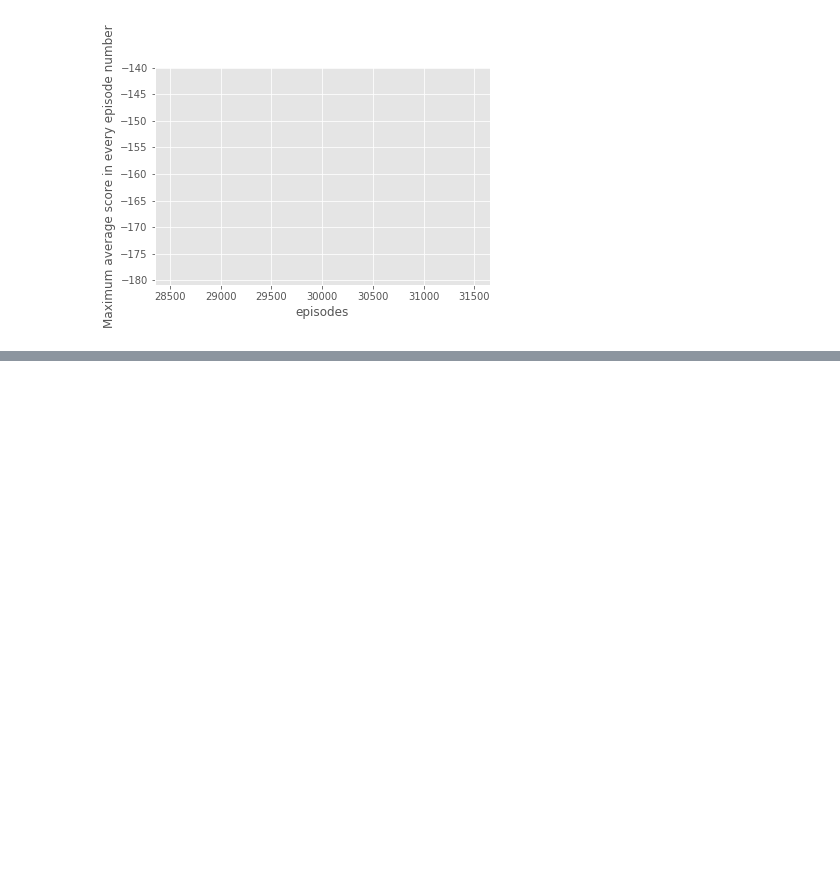
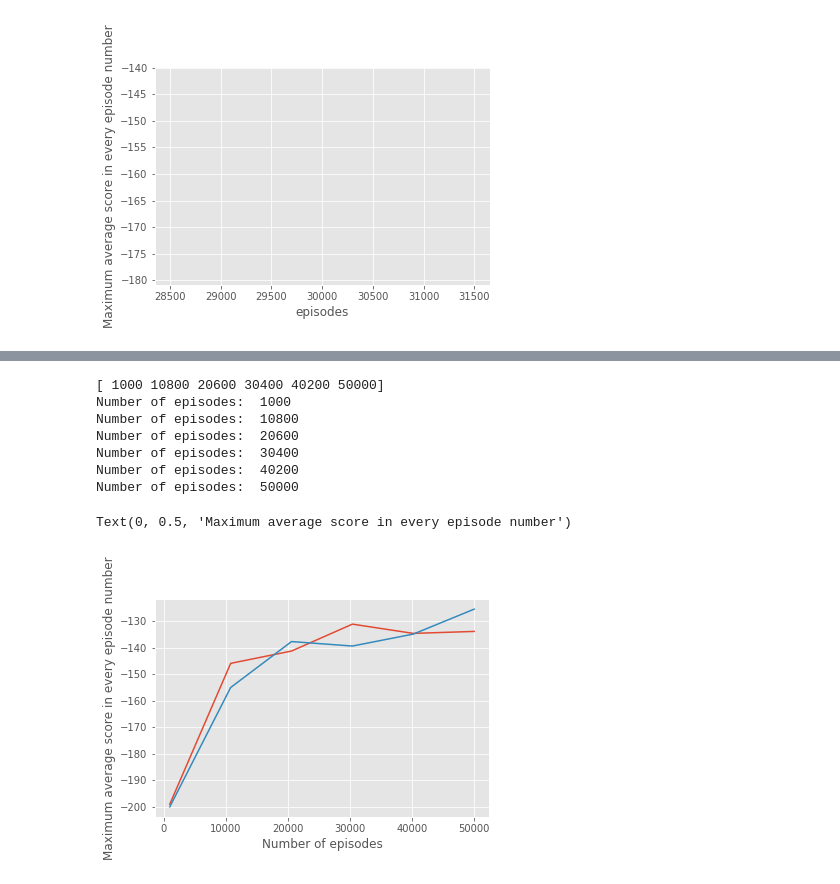
Before and after one commit to TasneemOmara/Mountain-Car-Problem, a Jupyter notebook: MountainCarQLearning.ipynb, the cells around one changed output, grey strips where cells are left out. Saved outputs shown, nothing was run; the diff lists cells and outputs as text; code cells hidden in the pictures; blank space fills up the shorter version.

```diff
--- a/MountainCarQLearning.ipynb
+++ b/MountainCarQLearning.ipynb
@@ -693,0 +749,36 @@ Number of episodes:  30040
+# %%
+"Trial with random seed and average testing"
+
+max_avg_score_training = []
+score_testing = []
+episodes = np.linspace(1000,50000, num = 6, dtype=int)
+print(episodes)
+for episode in episodes:
+    Q, scores, max_avg_score = q_learning_discrete(env, episode)
+    max_avg_score_training.append(max_avg_score)
+    score_test_local = []
+    for i in range(0,300):
+        score_test = test_algorithm(env, Q)
+        score_test_local.append(score_test)
+        score_test = np.mean(score_test_local)
+
+    score_testing.append(score_test)
+    print ("Number of episodes: ", episode)
+    #plot_scores(scores)
+
+plt.plot(episodes, max_avg_score_training)
+plt.xlabel('Number of episodes')
+plt.ylabel('Maximum average score in every episode number')
+plt.plot(episodes, score_testing)
+plt.xlabel('Number of episodes')
+plt.ylabel('Maximum average score in every episode number')
+# %% [output]
+[ 1000 10800 20600 30400 40200 50000]
+Number of episodes:  1000
+Number of episodes:  10800
+Number of episodes:  20600
+Number of episodes:  30400
+Number of episodes:  40200
+Number of episodes:  50000
+Text(0, 0.5, 'Maximum average score in every episode number')
+[figure, added]
```
Also changed, not shown: parts of 7 cells of this notebook.
